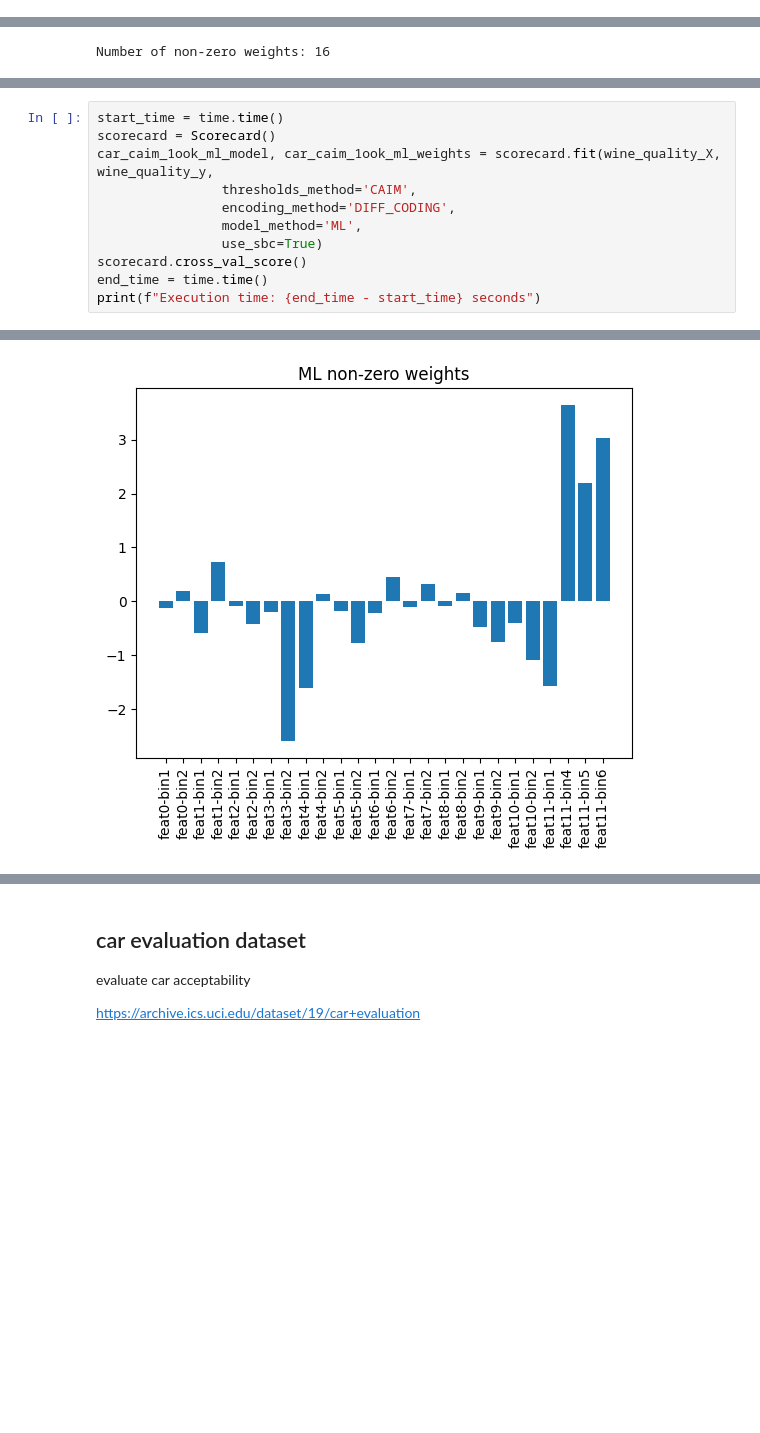
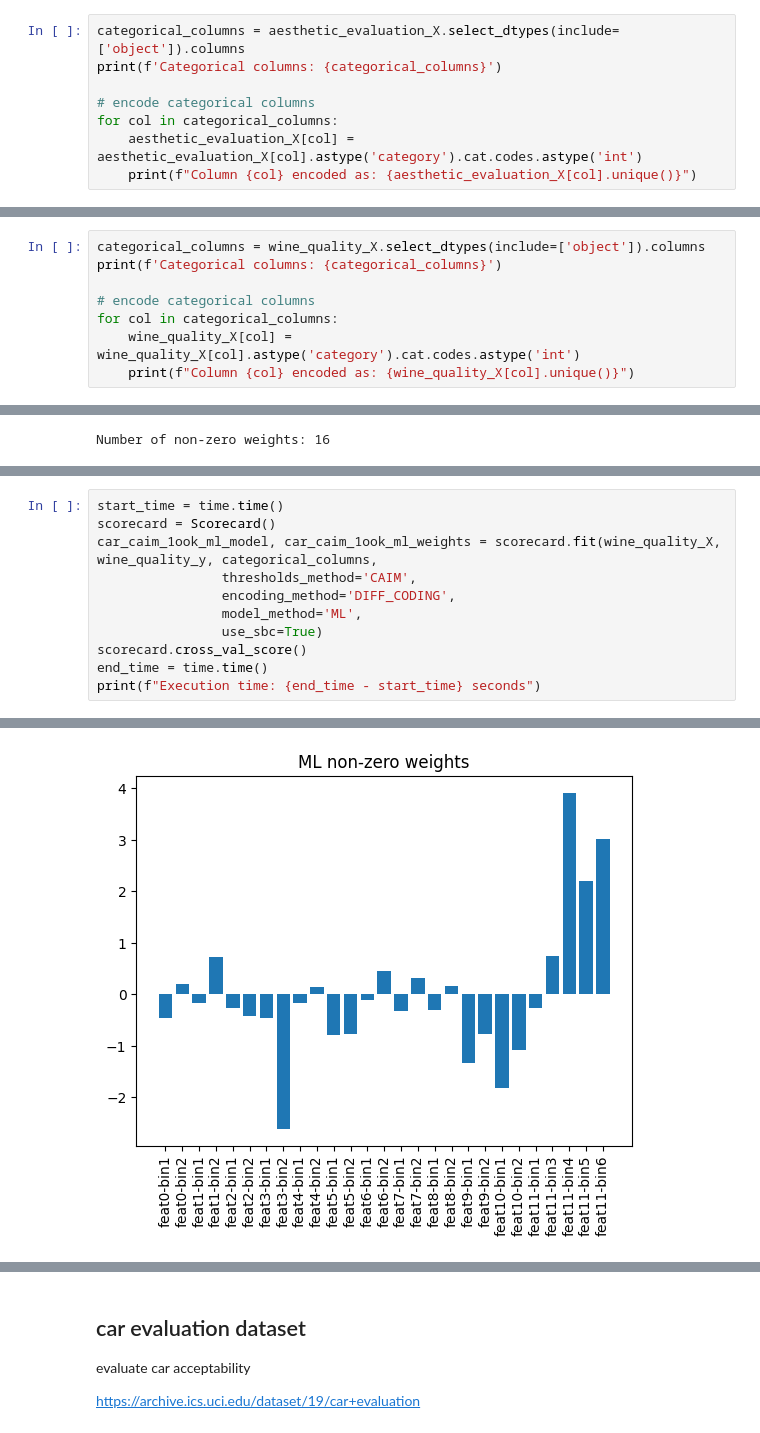
Before and after one commit to mafits/opt-ordinal-scorecards, a Jupyter notebook: test_ordinal.ipynb, the cells around one changed output, grey strips where cells are left out. Saved outputs shown, nothing was run; the diff lists cells and outputs as text; blank space fills up the shorter version.

```diff
--- a/test_ordinal.ipynb
+++ b/test_ordinal.ipynb
@@ -48,0 +51,8 @@ Accuracy: 0.5876288659793815
+# %%
+categorical_columns = aesthetic_evaluation_X.select_dtypes(include=['object']).columns
+print(f'Categorical columns: {categorical_columns}')
+
+# encode categorical columns
+for col in categorical_columns:
+    aesthetic_evaluation_X[col] = aesthetic_evaluation_X[col].astype('category').cat.codes.astype('int')
+    print(f"Column {col} encoded as: {aesthetic_evaluation_X[col].unique()}")
@@ -276,6 +394,14 @@ plt.title('distribution of wine quality')
 # %% [output]
 Text(0.5, 1.0, 'distribution of wine quality')
 [figure]
+# %%
+categorical_columns = wine_quality_X.select_dtypes(include=['object']).columns
+print(f'Categorical columns: {categorical_columns}')
+
+# encode categorical columns
+for col in categorical_columns:
+    wine_quality_X[col] = wine_quality_X[col].astype('category').cat.codes.astype('int')
+    print(f"Column {col} encoded as: {wine_quality_X[col].unique()}")
 # %%
 start_time = time.time()
 
@@ -400,7 +543,7 @@ Execution time: 393.41642022132874 seconds
 # %%
 start_time = time.time()
 scorecard = Scorecard()
-car_caim_1ook_ml_model, car_caim_1ook_ml_weights = scorecard.fit(wine_quality_X, wine_quality_y,
+car_caim_1ook_ml_model, car_caim_1ook_ml_weights = scorecard.fit(wine_quality_X, wine_quality_y, categorical_columns,
                 thresholds_method='CAIM',
                 encoding_method='DIFF_CODING',
                 model_method='ML',
@@ -447 +590 @@ num of non-zero weights:  26
-[figure, old version]
+[figure, new version]
```
Also changed, not shown: parts of 61 cells of this notebook, 1 other file.
